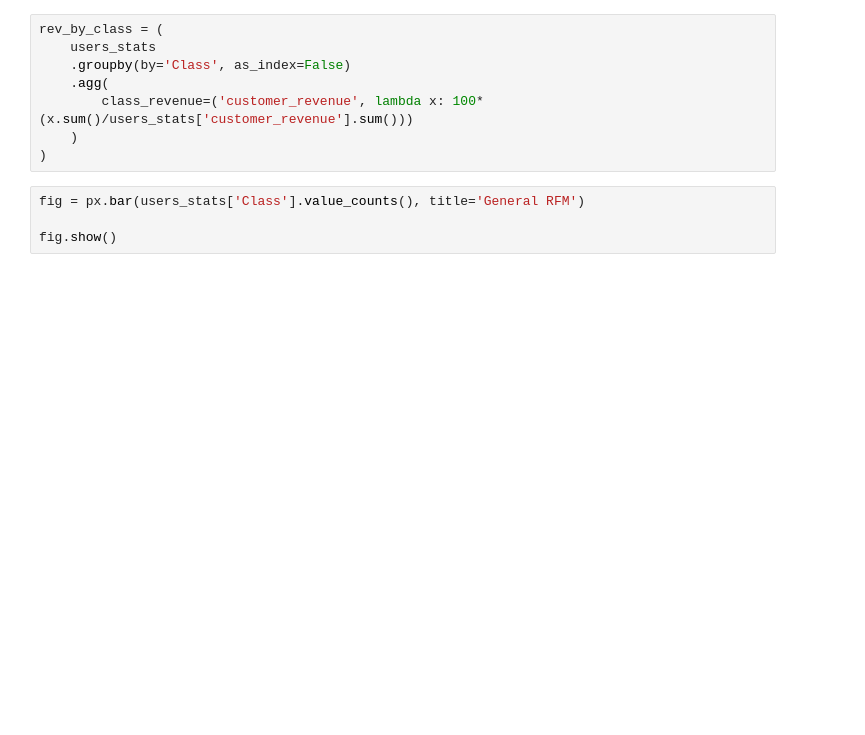
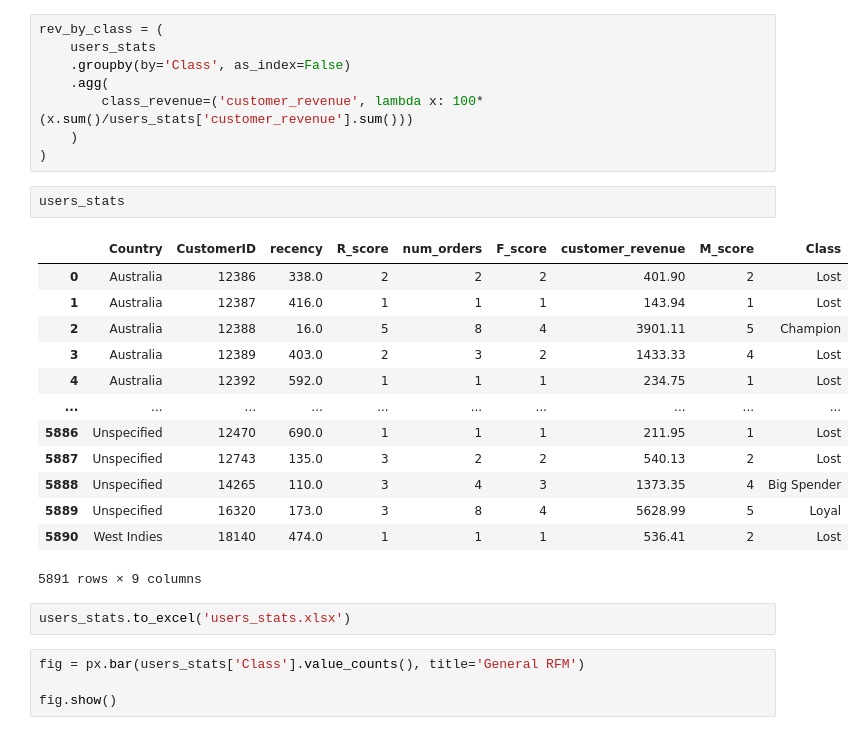
Before and after one commit to Sasha-Sagan/online-retail-analysis, a Jupyter notebook: online_retail_analysis.ipynb, the cells around one changed output. Cells and saved outputs as stored; diff of their text form; blank space fills up the shorter version.

```diff
--- a/online_retail_analysis.ipynb
+++ b/online_retail_analysis.ipynb
@@ -586,6 +490,24 @@ rev_by_class = (
         class_revenue=('customer_revenue', lambda x: 100*(x.sum()/users_stats['customer_revenue'].sum()))
     )
 )
+# %%
+users_stats
+# %% [output]
+|  | Country | CustomerID | recency | R_score | num_orders | F_score | customer_revenue | M_score | Class |
+| 0 | Australia | 12386 | 338.0 | 2 | 2 | 2 | 401.90 | 2 | Lost |
+| 1 | Australia | 12387 | 416.0 | 1 | 1 | 1 | 143.94 | 1 | Lost |
+| 2 | Australia | 12388 | 16.0 | 5 | 8 | 4 | 3901.11 | 5 | Champion |
+| 3 | Australia | 12389 | 403.0 | 2 | 3 | 2 | 1433.33 | 4 | Lost |
+| 4 | Australia | 12392 | 592.0 | 1 | 1 | 1 | 234.75 | 1 | Lost |
+| ... | ... | ... | ... | ... | ... | ... | ... | ... | ... |
+| 5886 | Unspecified | 12470 | 690.0 | 1 | 1 | 1 | 211.95 | 1 | Lost |
+| 5887 | Unspecified | 12743 | 135.0 | 3 | 2 | 2 | 540.13 | 2 | Lost |
+| 5888 | Unspecified | 14265 | 110.0 | 3 | 4 | 3 | 1373.35 | 4 | Big Spender |
+| 5889 | Unspecified | 16320 | 173.0 | 3 | 8 | 4 | 5628.99 | 5 | Loyal |
+| 5890 | West Indies | 18140 | 474.0 | 1 | 1 | 1 | 536.41 | 2 | Lost |
+5891 rows × 9 columns
+# %%
+users_stats.to_excel('users_stats.xlsx')
 # %%
 fig = px.bar(users_stats['Class'].value_counts(), title='General RFM')
 
```
Also changed, not shown: parts of 16 cells of this notebook, 1 other file.
